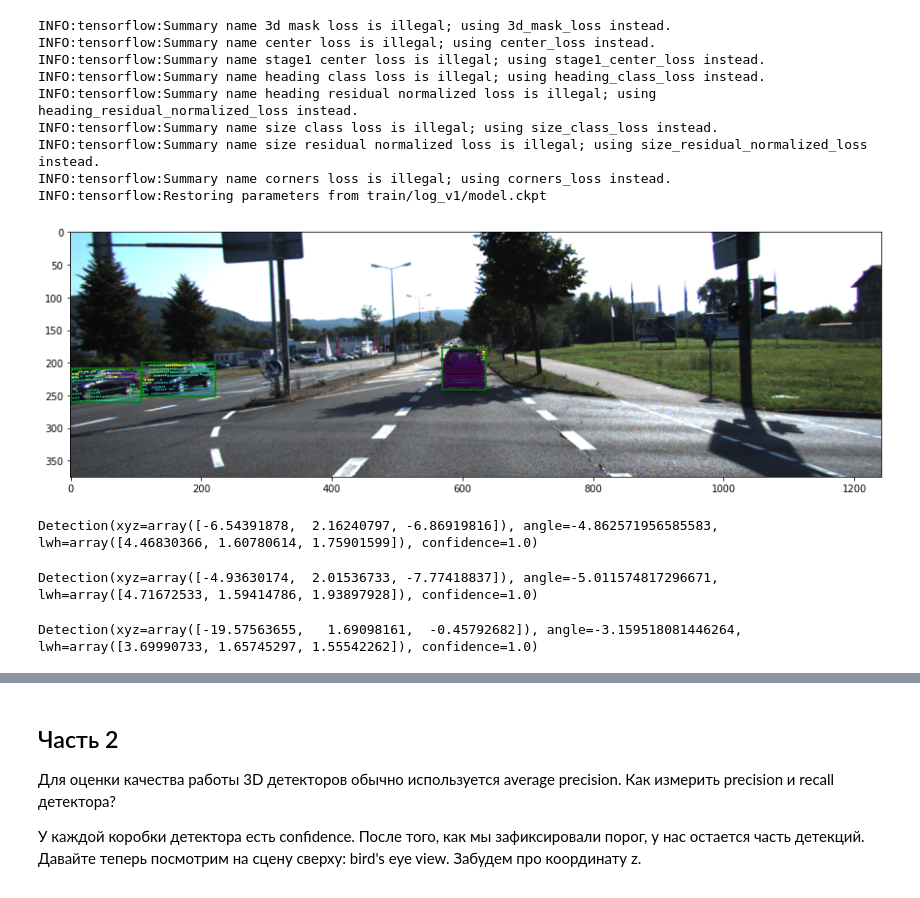
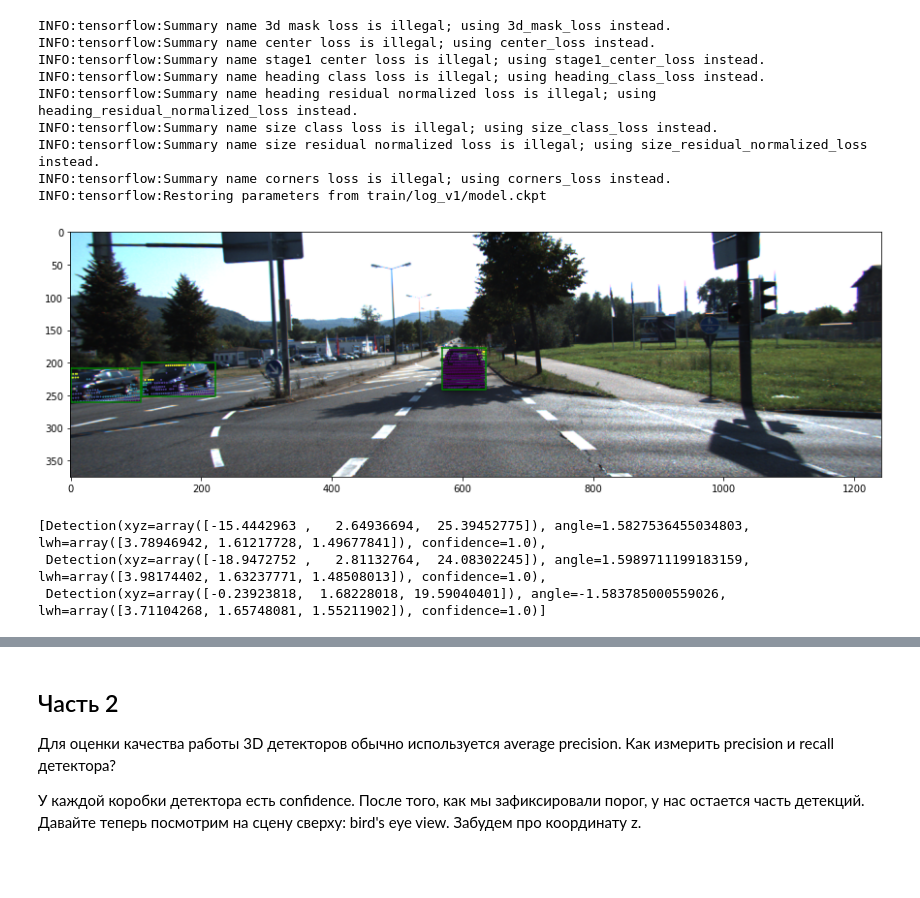
Before and after one commit to kraalfar/sdc20, a Jupyter notebook: frustrum/Homework.ipynb, the cells around one changed output, grey strips where cells are left out. Saved outputs shown, nothing was run; the diff lists cells and outputs as text; code cells hidden in the pictures.

Commit message:
update frustum

```diff
--- a/frustrum/Homework.ipynb
+++ b/frustrum/Homework.ipynb
@@ -71,9 +81,9 @@ def car2cam(path):
     return P2, R0_rect, Tr_velo_to_cam
 # %%
 def points_in_box(box, points):
-    y_test = (box[0] <= points[:,1]) * (box[2] >= points[:,1])
-    x_test = (box[1] <= points[:,0]) * (box[3] >= points[:,0])
-    return x_test * y_test
+    y_test = (box[0] < points[:,1]) & (box[2] > points[:,1])
+    x_test = (box[1] < points[:,0]) & (box[3] > points[:,0])
+    return x_test & y_test
 # %%
 def get_session_and_ops(model, batch_size, num_point):
     """ Define model graph, load model parameters,
@@ -171,8 +181,8 @@ def get_angle(box, P):
     c_v = P[1,2]
     f_u = P[0,0]
     f_v = P[1,1]
-    b_x = P[0,3]/(-f_u) # relative
-    b_y = P[1,3]/(-f_v)
+    b_x = P[0,3] / (-f_u) # relative
+    b_y = P[1,3] / (-f_v)
 
 
     n = uv_depth.shape[0]
@@ -182,7 +192,7 @@ def get_angle(box, P):
     box2d_center_rect[:,0] = x
     box2d_center_rect[:,1] = y
     box2d_center_rect[:,2] = uv_depth[:,2]
-    frustum_angle = -1 * np.arctan2(box2d_center_rect[0,2], box2d_center_rect[0,0])
+    frustum_angle = -1 * np.arctan2(box2d_center_rect[0,2], box2d_center_rect[0,0]) + np.pi / 2
     return frustum_angle
 # %%
 Detection = namedtuple('Detection', ['xyz', 'angle', 'lwh', 'confidence'])
@@ -226,11 +236,12 @@ class PipelineDetector(object):
 
         # transform xyz (same way as in prepare data)
         xyzf = xyzh.copy()
+        xyzf[:, 3] = 1
         xyzf = xyzf @ xyz2xyz
         xyzf[:, 3] = xyz[:, 3]
 
         # mask for points in image
-        in_im = points_in_box([0, 0, image.shape[0], image.shape[1]], proj)
+        in_im = points_in_box([0, 0, image.shape[0], image.shape[1]], proj) & (xyz[:, 0] > 2.0)
 
         #get sess and ops
         if sess is None:
@@ -238,7 +249,7 @@ class PipelineDetector(object):
         else:
             sess, ops = sess
 
-        # TODO: run 2D detector on the image
+        # run 2D detector on the image
         ssd_res = self.ssd_detector.predict(image)
         boxes = ssd_res["detection_boxes"][:ssd_res['num_detections']]
         boxes[:, [0, 2]] = boxes[:, [0, 2]] * image.shape[0]
@@ -247,10 +258,10 @@ class PipelineDetector(object):
         classes = ssd_res["detection_classes"][:ssd_res['num_detections']]
 
 
-        # TODO: extract bounding boxes with vehicle classes and filter them by ssd_threshold
+        # extract bounding boxes with vehicle classes and filter them by ssd_threshold
         boxes = boxes[(classes == 1) * (scores > self.ssd_thr)]
         scores = scores[(classes == 1) * (scores > self.ssd_thr)]
-        # TODO: process lidar point cloud and construct frustum examples
+        # process lidar point cloud and construct frustum examples
 
         frustrums = []
         angles = []
@@ -260,18 +271,19 @@ class PipelineDetector(object):
 
         for box in boxes:
             ind = points_in_box(box, proj)
-            pc = xyzf[ind * in_im]
+            pc = xyzf[in_im & ind]
+            angle = get_angle(box, P2)
+            pc[:, :3] = provider.rotate_pc_along_y(pc[:, :3], angle).copy()
 
-            projs.append(proj[ind * in_im])
-            rs.append(r[ind * in_im])
-
+            projs.append(proj[in_im & ind])
+            rs.append(r[in_im & ind])
             frustrums.append(pc[np.random.choice(pc.shape[0], 1024)].reshape(1, 1024, 4))
-            angles.append(get_angle(box, P2))
+            angles.append(angle)
 #         frustrums = np.vstack(frustrums)
         if plot:
             plot_boxes(image, boxes, projs, rs)
 
-        # TODO: run frustum inference (use batch to accelerate inference per frame)
+        # run frustum inference (use batch to accelerate inference per frame)
         results = []
         one_hot = np.zeros((1, 3))
         one_hot[:,0] = 1
@@ -319,18 +331,12 @@ INFO:tensorflow:Restoring parameters from train/log_v1/model.ckpt
 # %%
 pipe = PipelineDetector(model, 1, detector, 0.9)
 # %%
-res = pipe.predict(xyzi, im, car_to_cam, None, sess=sess)
+res = pipe.predict(xyzi, im, car_to_cam, intri, sess=sess)
 # %% [output]
-[figure, old version]
+[figure, new version]
 # %%
-res.detections[0]
+res.detections
 # %% [output]
-Detection(xyz=array([-6.54391878,  2.16240797, -6.86919816]), angle=-4.862571956585583, lwh=array([4.46830366, 1.60780614, 1.75901599]), confidence=1.0)
+[Detection(xyz=array([-15.4442963 ,   2.64936694,  25.39452775]), angle=1.5827536455034803, lwh=array([3.78946942, 1.61217728, 1.49677841]), confidence=1.0),
+ Detection(xyz=array([-18.9472752 ,   2.81132764,  24.08302245]), angle=1.5989711199183159, lwh=array([3.98174402, 1.63237771, 1.48508013]), confidence=1.0),
+ Detection(xyz=array([-0.23923818,  1.68228018, 19.59040401]), angle=-1.583785000559026, lwh=array([3.71104268, 1.65748081, 1.55211902]), confidence=1.0)]
-# %%
-res.detections[1]
-# %% [output]
-Detection(xyz=array([-4.93630174,  2.01536733, -7.77418837]), angle=-5.011574817296671, lwh=array([4.71672533, 1.59414786, 1.93897928]), confidence=1.0)
-# %%
-res.detections[2]
-# %% [output]
-Detection(xyz=array([-19.57563655,   1.69098161,  -0.45792682]), angle=-3.159518081446264, lwh=array([3.69990733, 1.65745297, 1.55542262]), confidence=1.0)
```
Also changed, not shown: parts of 18 cells of this notebook.
